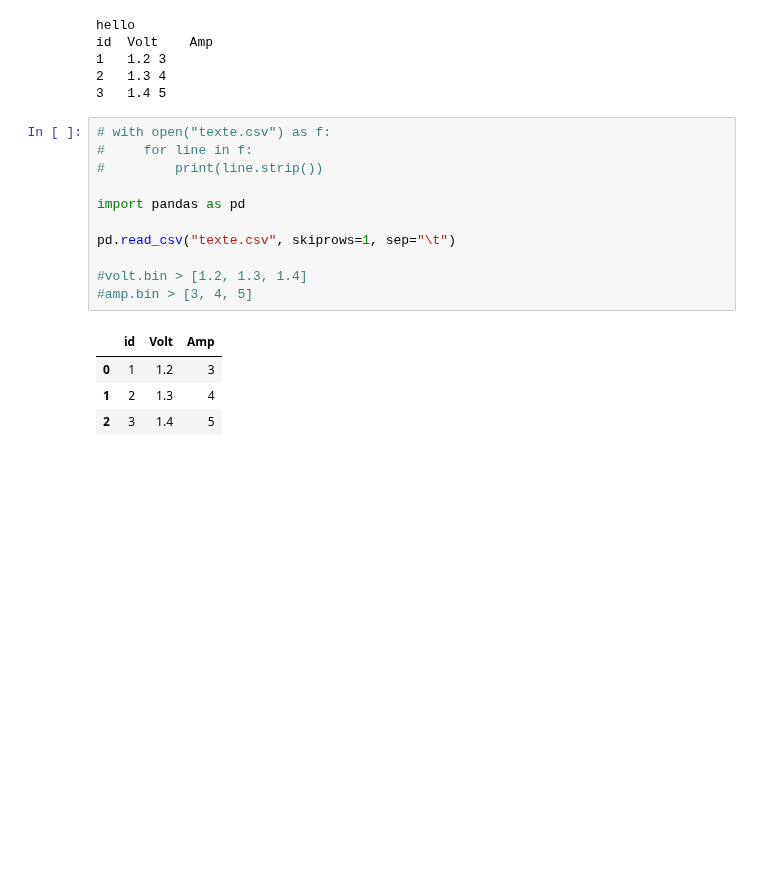
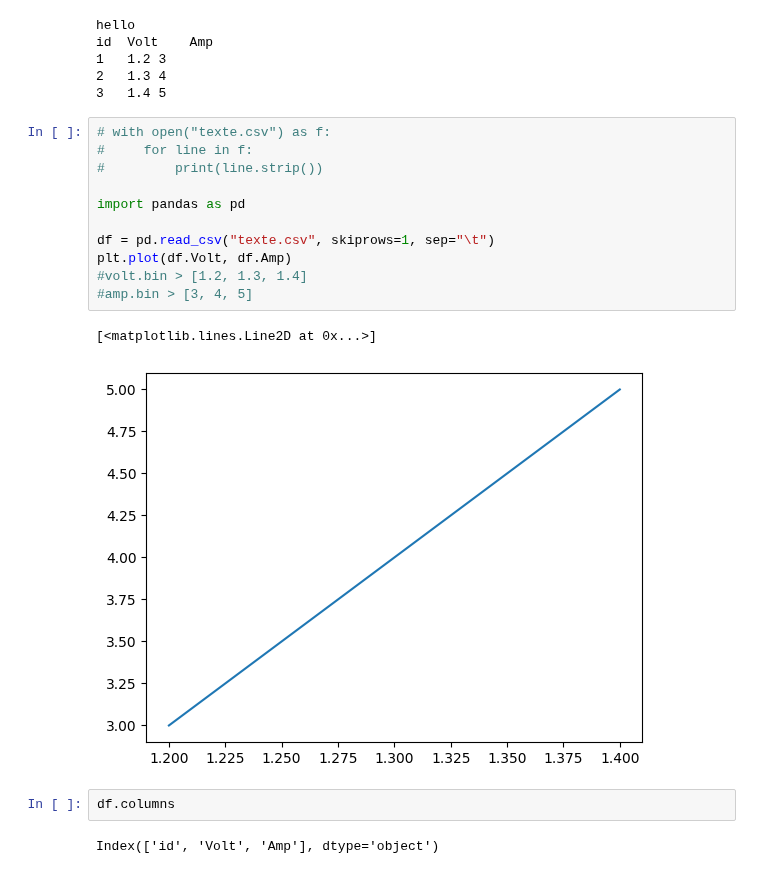
Before and after one commit to oh-ce-cours/pyt_21_novembre_2022, a Jupyter notebook: tape_en_cours/Jour 2.ipynb, the cells around one changed output. Saved outputs shown, nothing was run; the diff lists cells and outputs as text; blank space fills up the shorter version.

```diff
--- a/tape_en_cours/Jour 2.ipynb
+++ b/tape_en_cours/Jour 2.ipynb
@@ -463,16 +463,18 @@ id  Volt    Amp
 # %%
 # with open("texte.csv") as f:
 #     for line in f:
 #         print(line.strip())
 
 import pandas as pd
 
-pd.read_csv("texte.csv", skiprows=1, sep="\t")
-
+df = pd.read_csv("texte.csv", skiprows=1, sep="\t")
+plt.plot(df.Volt, df.Amp)
 #volt.bin > [1.2, 1.3, 1.4]
 #amp.bin > [3, 4, 5]
 # %% [output]
-|  | id | Volt | Amp |
-| 0 | 1 | 1.2 | 3 |
-| 1 | 2 | 1.3 | 4 |
-| 2 | 3 | 1.4 | 5 |
+[<matplotlib.lines.Line2D at 0x...>]
+[figure, added]
+# %%
+df.columns
+# %% [output]
+Index(['id', 'Volt', 'Amp'], dtype='object')
```
